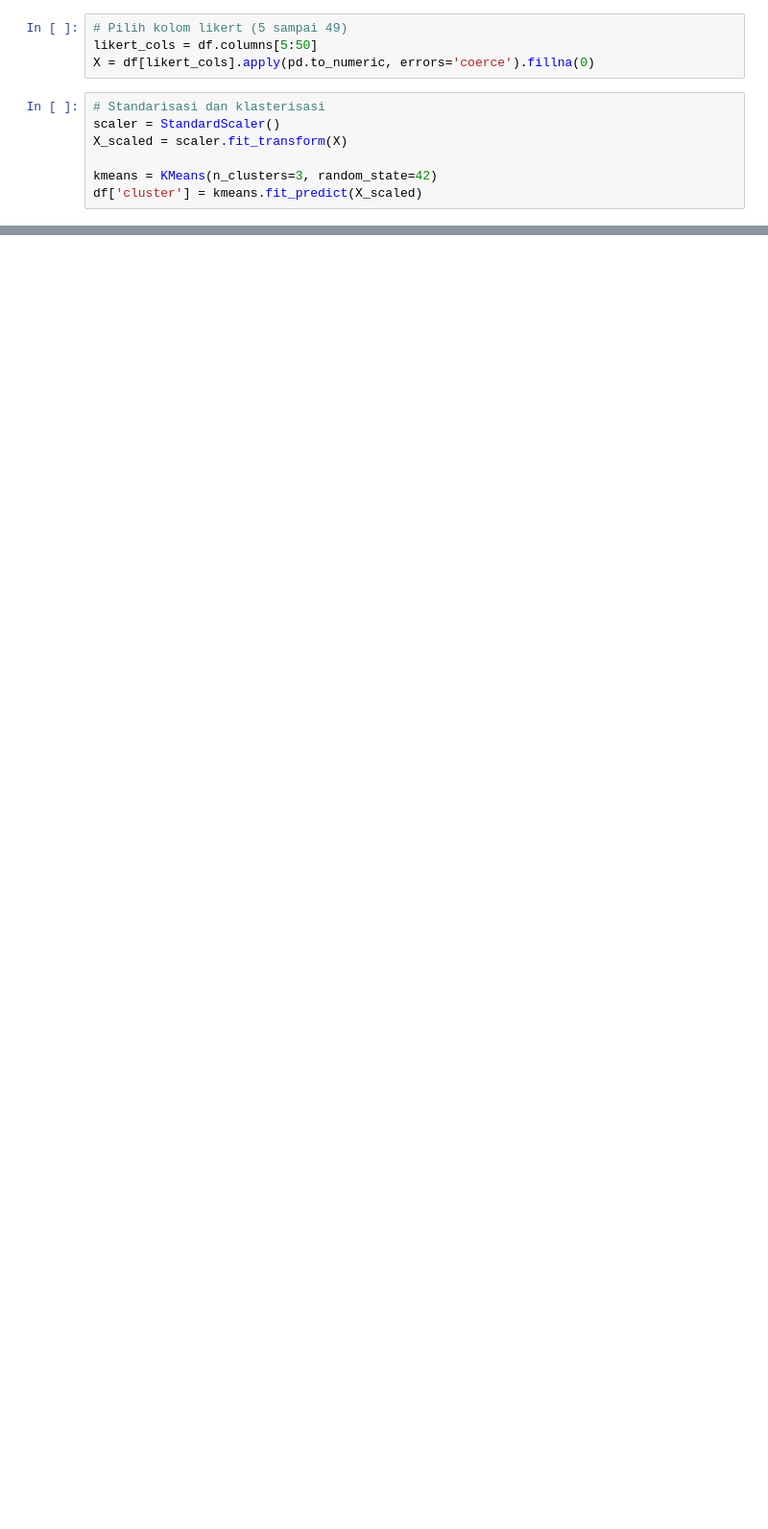
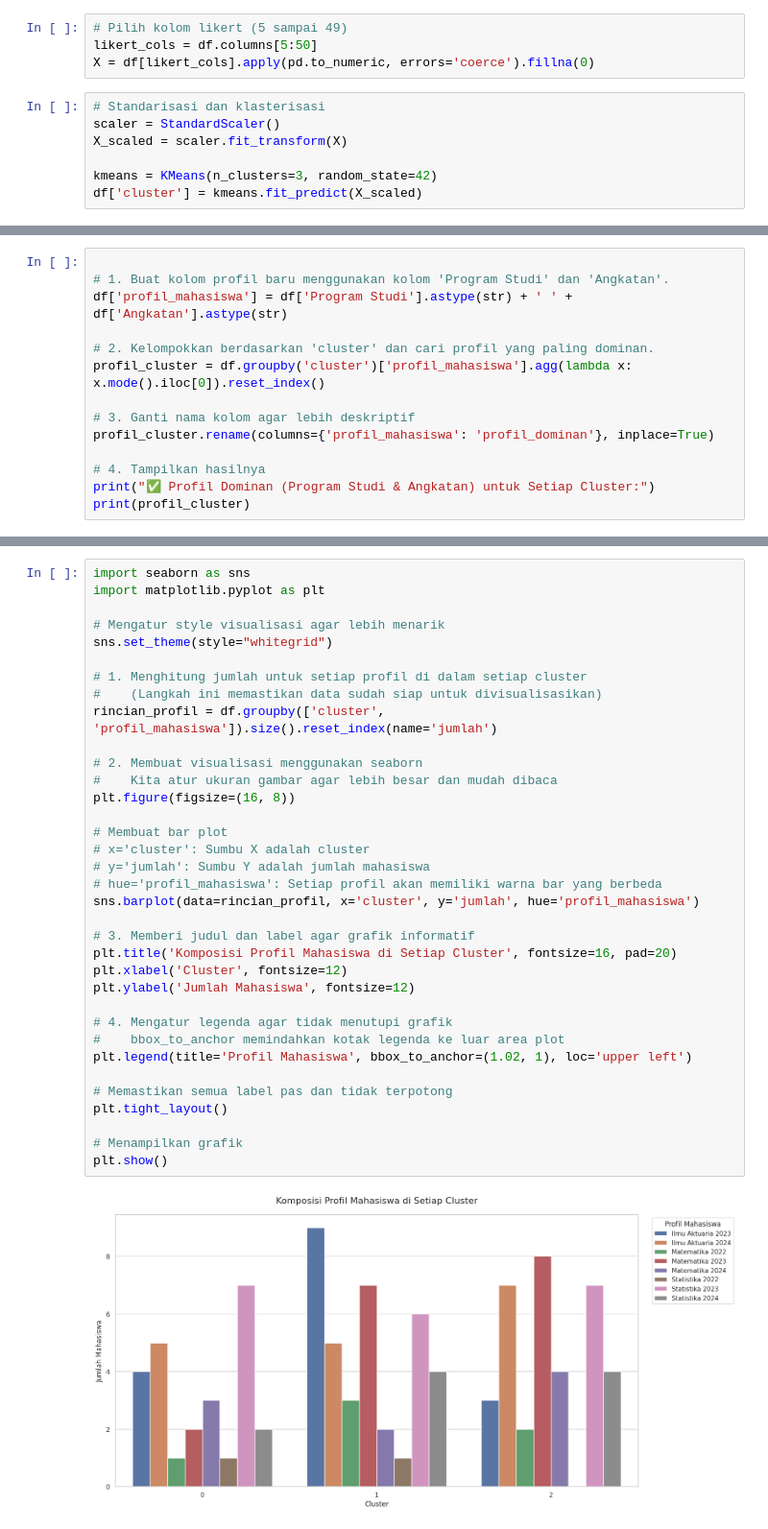
Before and after one commit to EvansKizito/SAMPLING-DAN-RANCANGAN-SURVEY, a Jupyter notebook: cluster_and_sentiment.ipynb, the cells around one changed output, grey strips where cells are left out. Shown at 96% size. Saved outputs shown, nothing was run; the diff lists cells and outputs as text; blank space fills up the shorter version.

```diff
--- a/cluster_and_sentiment.ipynb
+++ b/cluster_and_sentiment.ipynb
@@ -55,0 +309,14 @@ print(f'Results written to {output_csv}')
+# %%
+
+# 1. Buat kolom profil baru menggunakan kolom 'Program Studi' dan 'Angkatan'.
+df['profil_mahasiswa'] = df['Program Studi'].astype(str) + ' ' + df['Angkatan'].astype(str)
+
+# 2. Kelompokkan berdasarkan 'cluster' dan cari profil yang paling dominan.
+profil_cluster = df.groupby('cluster')['profil_mahasiswa'].agg(lambda x: x.mode().iloc[0]).reset_index()
+
+# 3. Ganti nama kolom agar lebih deskriptif
+profil_cluster.rename(columns={'profil_mahasiswa': 'profil_dominan'}, inplace=True)
+
+# 4. Tampilkan hasilnya
+print("✅ Profil Dominan (Program Studi & Angkatan) untuk Setiap Cluster:")
+print(profil_cluster)
@@ -55,0 +329,37 @@ print(f'Results written to {output_csv}')
+# %%
+import seaborn as sns
+import matplotlib.pyplot as plt
+
+# Mengatur style visualisasi agar lebih menarik
+sns.set_theme(style="whitegrid")
+
+# 1. Menghitung jumlah untuk setiap profil di dalam setiap cluster
+#    (Langkah ini memastikan data sudah siap untuk divisualisasikan)
+rincian_profil = df.groupby(['cluster', 'profil_mahasiswa']).size().reset_index(name='jumlah')
+
+# 2. Membuat visualisasi menggunakan seaborn
+#    Kita atur ukuran gambar agar lebih besar dan mudah dibaca
+plt.figure(figsize=(16, 8))
+
+# Membuat bar plot
+# x='cluster': Sumbu X adalah cluster
+# y='jumlah': Sumbu Y adalah jumlah mahasiswa
+# hue='profil_mahasiswa': Setiap profil akan memiliki warna bar yang berbeda
+sns.barplot(data=rincian_profil, x='cluster', y='jumlah', hue='profil_mahasiswa')
+
+# 3. Memberi judul dan label agar grafik informatif
+plt.title('Komposisi Profil Mahasiswa di Setiap Cluster', fontsize=16, pad=20)
+plt.xlabel('Cluster', fontsize=12)
+plt.ylabel('Jumlah Mahasiswa', fontsize=12)
+
+# 4. Mengatur legenda agar tidak menutupi grafik
+#    bbox_to_anchor memindahkan kotak legenda ke luar area plot
+plt.legend(title='Profil Mahasiswa', bbox_to_anchor=(1.02, 1), loc='upper left')
+
+# Memastikan semua label pas dan tidak terpotong
+plt.tight_layout()
+
+# Menampilkan grafik
+plt.show()
+# %% [output]
+[figure, added]
```
Also changed, not shown: parts of 11 cells of this notebook.
